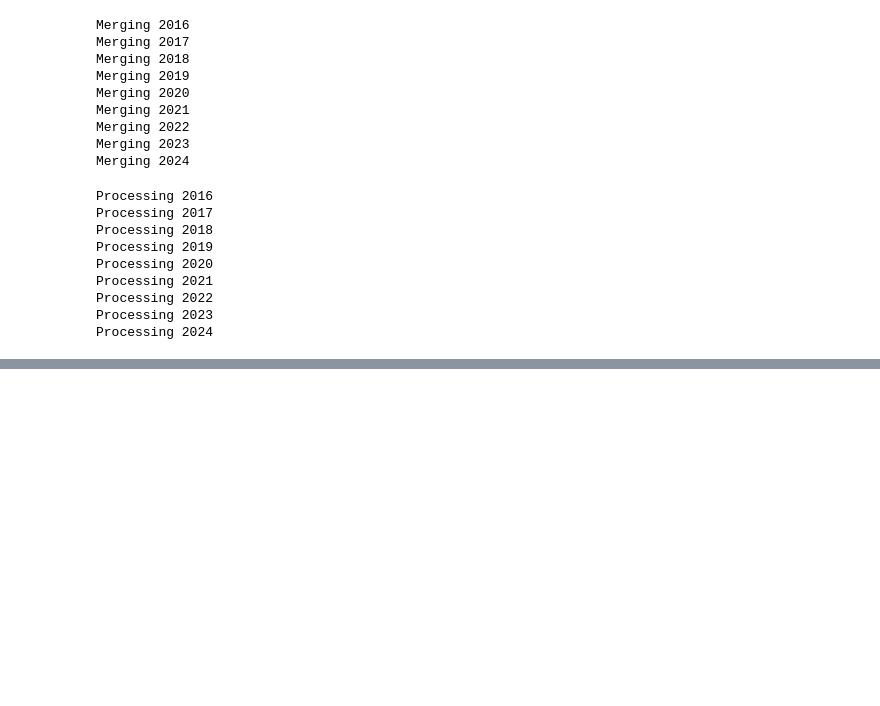
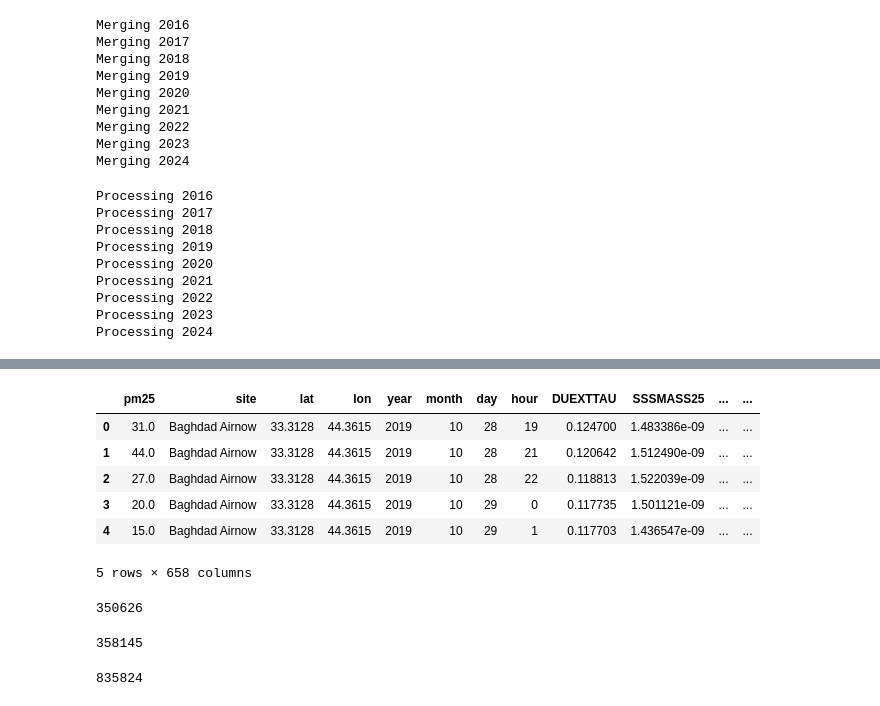
Before and after one commit to BullDF/satellite_image_downscaling, a Jupyter notebook: code/time_series/data_preprocessing.ipynb, the cells around one changed output, grey strips where cells are left out. Drawn from its saved outputs; the diff is of its cells as text; code cells hidden in the pictures; blank space fills up the shorter version.

Commit message:
Finished merging MERRA-2 and OpenAQ

```diff
--- a/code/time_series/data_preprocessing.ipynb
+++ b/code/time_series/data_preprocessing.ipynb
@@ -109,0 +112,10 @@ df.to_csv(time_series_dir + 'merra2.csv', index=False)
+# %%
+openaq = pd.read_csv(openaq_dir + 'openaq_integrated.csv')
+openaq = openaq.rename(columns={'value': 'pm25', 'site_name': 'site'})
+openaq['utc'] = pd.to_datetime(openaq['utc'])
+openaq['year'] = openaq['utc'].dt.year
+openaq['month'] = openaq['utc'].dt.month
+openaq['day'] = openaq['utc'].dt.day
+openaq['hour'] = openaq['utc'].dt.hour
+openaq = openaq.drop(columns=['local', 'parameter', 'units', 'site_id', 'utc'])
+openaq.head()
@@ -109,0 +129,3 @@ df.to_csv(time_series_dir + 'merra2.csv', index=False)
+# %%
+merra2 = pd.read_csv(time_series_dir + 'merra2.csv')
+merra2.head()
@@ -109,0 +140,23 @@ df.to_csv(time_series_dir + 'merra2.csv', index=False)
+# %%
+merged_df = pd.merge(openaq, merra2, how='inner', on=['year', 'month', 'day', 'hour', 'site'])
+merged_df.head()
+# %% [output]
+|  | pm25 | site | lat | lon | year | month | day | hour | DUEXTTAU | SSSMASS25 | ... | ... |
+| 0 | 31.0 | Baghdad Airnow | 33.3128 | 44.3615 | 2019 | 10 | 28 | 19 | 0.124700 | 1.483386e-09 | ... | ... |
+| 1 | 44.0 | Baghdad Airnow | 33.3128 | 44.3615 | 2019 | 10 | 28 | 21 | 0.120642 | 1.512490e-09 | ... | ... |
+| 2 | 27.0 | Baghdad Airnow | 33.3128 | 44.3615 | 2019 | 10 | 28 | 22 | 0.118813 | 1.522039e-09 | ... | ... |
+| 3 | 20.0 | Baghdad Airnow | 33.3128 | 44.3615 | 2019 | 10 | 29 | 0 | 0.117735 | 1.501121e-09 | ... | ... |
+| 4 | 15.0 | Baghdad Airnow | 33.3128 | 44.3615 | 2019 | 10 | 29 | 1 | 0.117703 | 1.436547e-09 | ... | ... |
+5 rows × 658 columns
+# %%
+len(merged_df)
+# %% [output]
+350626
+# %%
+len(openaq)
+# %% [output]
+358145
+# %%
+len(merra2)
+# %% [output]
+835824
```
Also changed, not shown: parts of 5 cells of this notebook.
